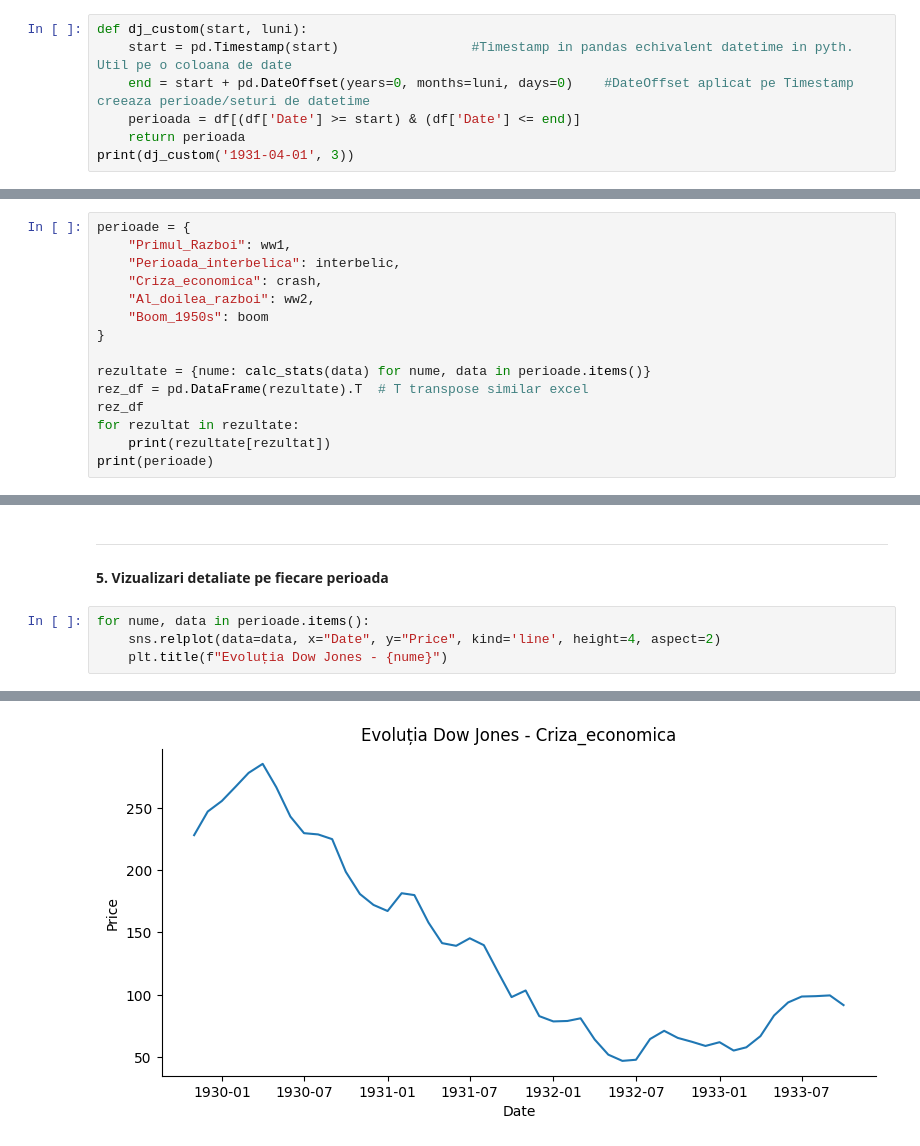
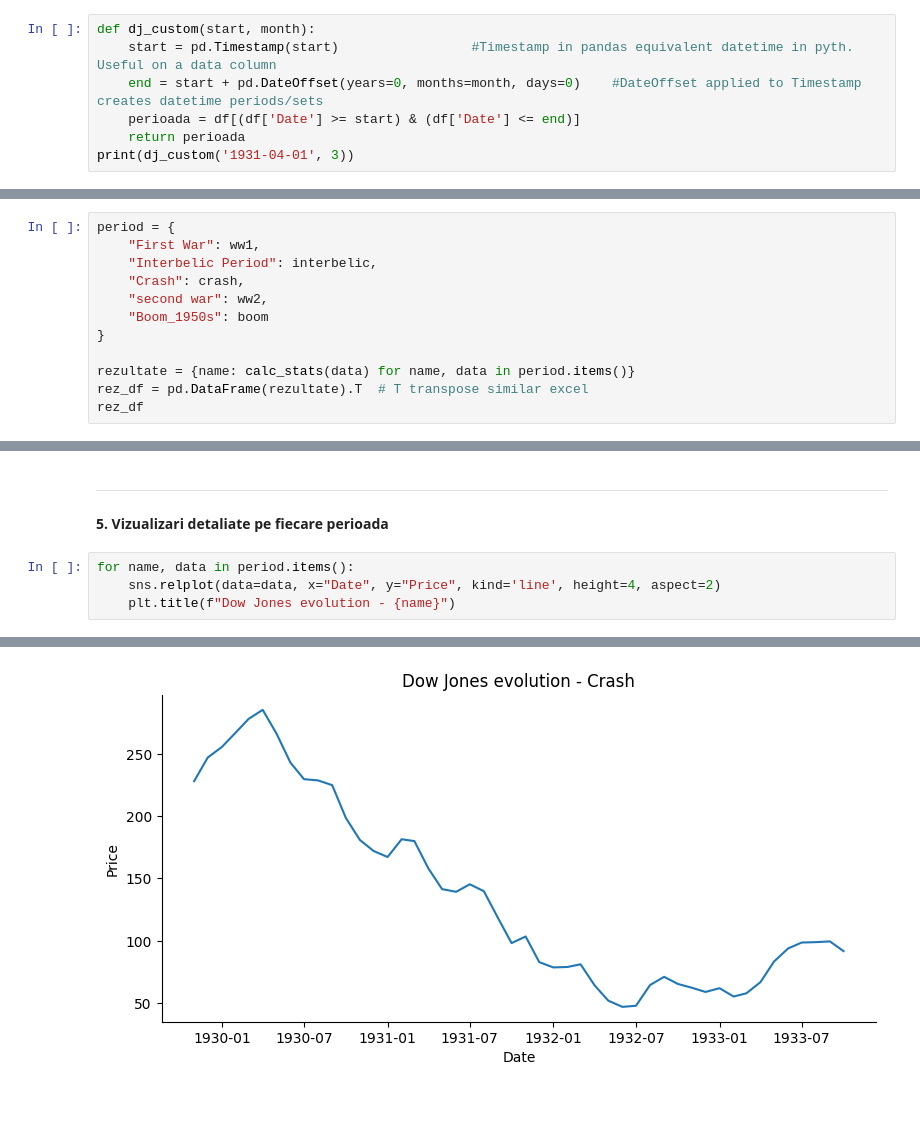
Before and after one commit to cribosoft/Analiza_Dow_Jones, a Jupyter notebook: Analiza_Dow_Jones.ipynb, the cells around one changed output, grey strips where cells are left out. Cells and saved outputs as stored; diff of their text form; blank space fills up the shorter version.

Commit message:
Creat folosind Colaboratory

```diff
--- a/Analiza_Dow_Jones.ipynb
+++ b/Analiza_Dow_Jones.ipynb
@@ -105,7 +108,7 @@ plt.show()
 # %%
-def dj_custom(start, luni):
-    start = pd.Timestamp(start)                 #Timestamp in pandas echivalent datetime in pyth. Util pe o coloana de date
-    end = start + pd.DateOffset(years=0, months=luni, days=0)    #DateOffset aplicat pe Timestamp creeaza perioade/seturi de datetime
+def dj_custom(start, month):
+    start = pd.Timestamp(start)                 #Timestamp in pandas equivalent datetime in pyth. Useful on a data column
+    end = start + pd.DateOffset(years=0, months=month, days=0)    #DateOffset applied to Timestamp creates datetime periods/sets
     perioada = df[(df['Date'] >= start) & (df['Date'] <= end)]
     return perioada
 print(dj_custom('1931-04-01', 3))
@@ -133,17 +136,14 @@ def calc_stats(perioada, ref=1950):
   }
 # %%
-perioade = {
-    "Primul_Razboi": ww1,
-    "Perioada_interbelica": interbelic,
-    "Criza_economica": crash,
-    "Al_doilea_razboi": ww2,
+period = {
+    "First War": ww1,
+    "Interbelic Period": interbelic,
+    "Crash": crash,
+    "second war": ww2,
     "Boom_1950s": boom
 }
 
-rezultate = {nume: calc_stats(data) for nume, data in perioade.items()}
+rezultate = {name: calc_stats(data) for name, data in period.items()}
 rez_df = pd.DataFrame(rezultate).T  # T transpose similar excel
 rez_df
-for rezultat in rezultate:
-    print(rezultate[rezultat])
-print(perioade)
 # %% [output]
@@ -169,7 +158,7 @@ print(perioade)
 
 **5. Vizualizari detaliate pe fiecare perioada**
 # %%
-for nume, data in perioade.items():
+for name, data in period.items():
     sns.relplot(data=data, x="Date", y="Price", kind='line', height=4, aspect=2)
-    plt.title(f"Evoluția Dow Jones - {nume}")
+    plt.title(f"Dow Jones evolution - {name}")
 # %% [output]
@@ -178 +167 @@ for nume, data in perioade.items():
-[figure, old version]
+[figure, new version]
```
Also changed, not shown: parts of 27 cells of this notebook.
